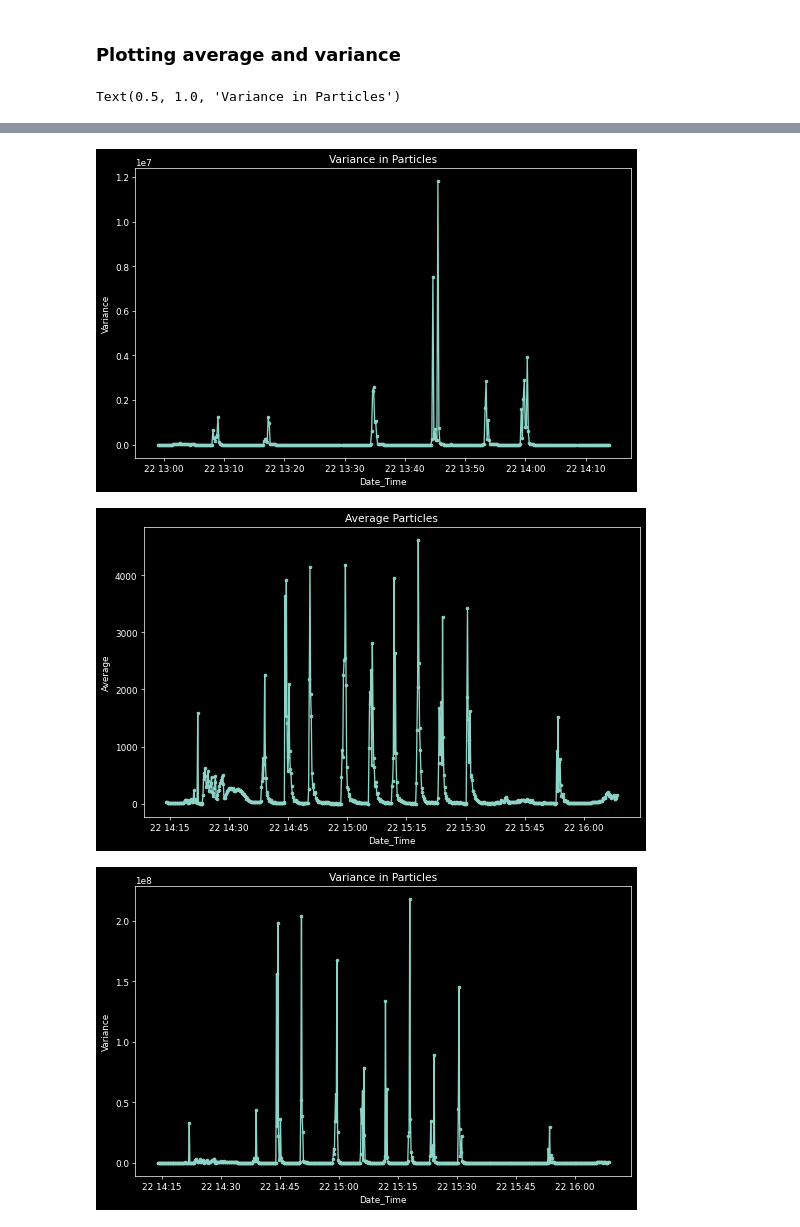
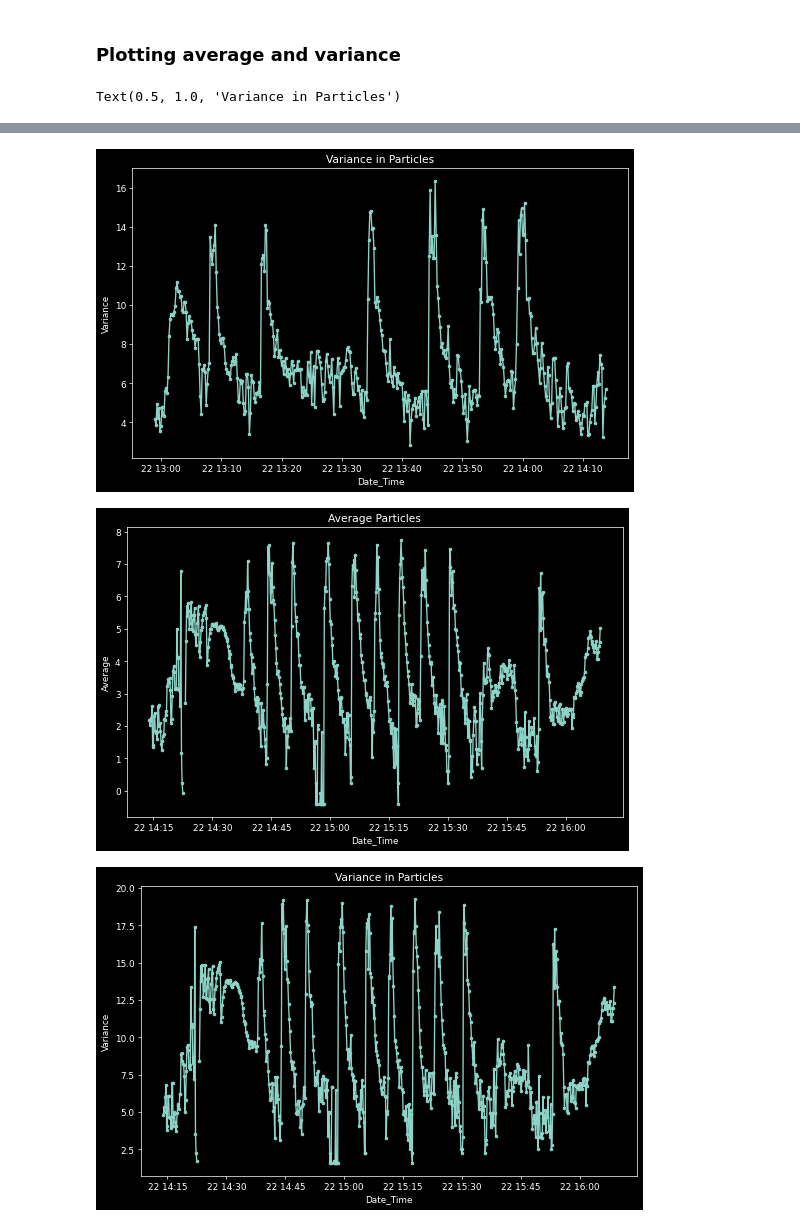
Before and after one commit to rrochlin/UWMedDecember, a Jupyter notebook: Analysis.ipynb, the cells around one changed output, grey strips where cells are left out. Cells and saved outputs as stored; diff of their text form; code cells hidden in the pictures.

```diff
--- a/Analysis.ipynb
+++ b/Analysis.ipynb
@@ -38,0 +32,2 @@ mergedData = pd.DataFrame(dfMerged,columns = ['Date_Time','S-01', 'S-03', 'S-04'
+# %%
+mergedData = pd.read_csv('./mergedData/mergedFrame.csv',parse_dates=[0])
@@ -43,29 +43,29 @@ split = 450
 
 fig = plt.figure(0, figsize=(10,6), dpi=64)
 ax = fig.gca()
-ax.plot(mergedData['Date_Time'][:split],mergedData['Average'][:split],'.-')
-ax.set_xlabel(df[x].columns[0])
+ax.plot(mergedData['Date_Time'][:split],np.log(mergedData['Average'][:split])/np.log(3),'.-')
+ax.set_xlabel(mergedData.columns[0])
 ax.set_ylabel('Average')
 plt.title('Average Particles')
 
 fig = plt.figure(2, figsize=(10,6), dpi=64)
 ax = fig.gca()
-ax.plot(mergedData['Date_Time'][:split],mergedData['Variance'][:split],'.-')
-ax.set_xlabel(df[x].columns[0])
+ax.plot(mergedData['Date_Time'][:split],np.log(mergedData['Variance'])[:split],'.-')
+ax.set_xlabel(mergedData.columns[0])
 ax.set_ylabel('Variance')
 plt.title('Variance in Particles')
 
 fig = plt.figure(1, figsize=(10,6), dpi=64)
 ax = fig.gca()
-ax.plot(mergedData['Date_Time'][split:],mergedData['Average'][split:],'.-')
-ax.set_xlabel(df[x].columns[0])
+ax.plot(mergedData['Date_Time'][split:],np.log(mergedData['Average'][split:])/np.log(3),'.-')
+ax.set_xlabel(mergedData.columns[0])
 ax.set_ylabel('Average')
 plt.title('Average Particles')
 
 fig = plt.figure(4, figsize=(10,6), dpi=64)
 ax = fig.gca()
-ax.plot(mergedData['Date_Time'][split:],mergedData['Variance'][split:],'.-')
-ax.set_xlabel(df[x].columns[0])
+ax.plot(mergedData['Date_Time'][split:],np.log(mergedData['Variance'])[split:],'.-')
+ax.set_xlabel(mergedData.columns[0])
 ax.set_ylabel('Variance')
 plt.title('Variance in Particles')
 # %% [output]
@@ -74,3 +74,3 @@ Text(0.5, 1.0, 'Variance in Particles')
-[figure, old version]
+[figure, new version]
-[figure, old version]
+[figure, new version]
-[figure, old version]
+[figure, new version]
```
Also changed, not shown: parts of 13 cells of this notebook, 5 other files.
